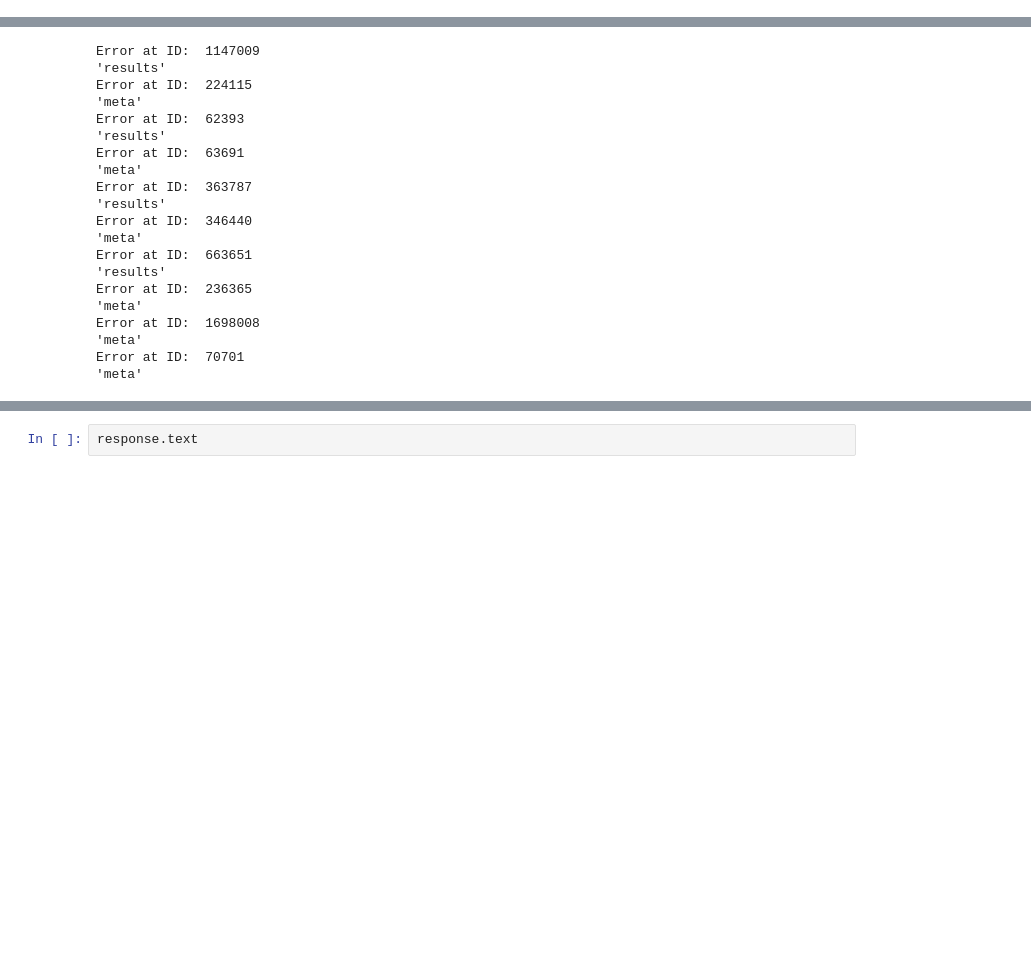
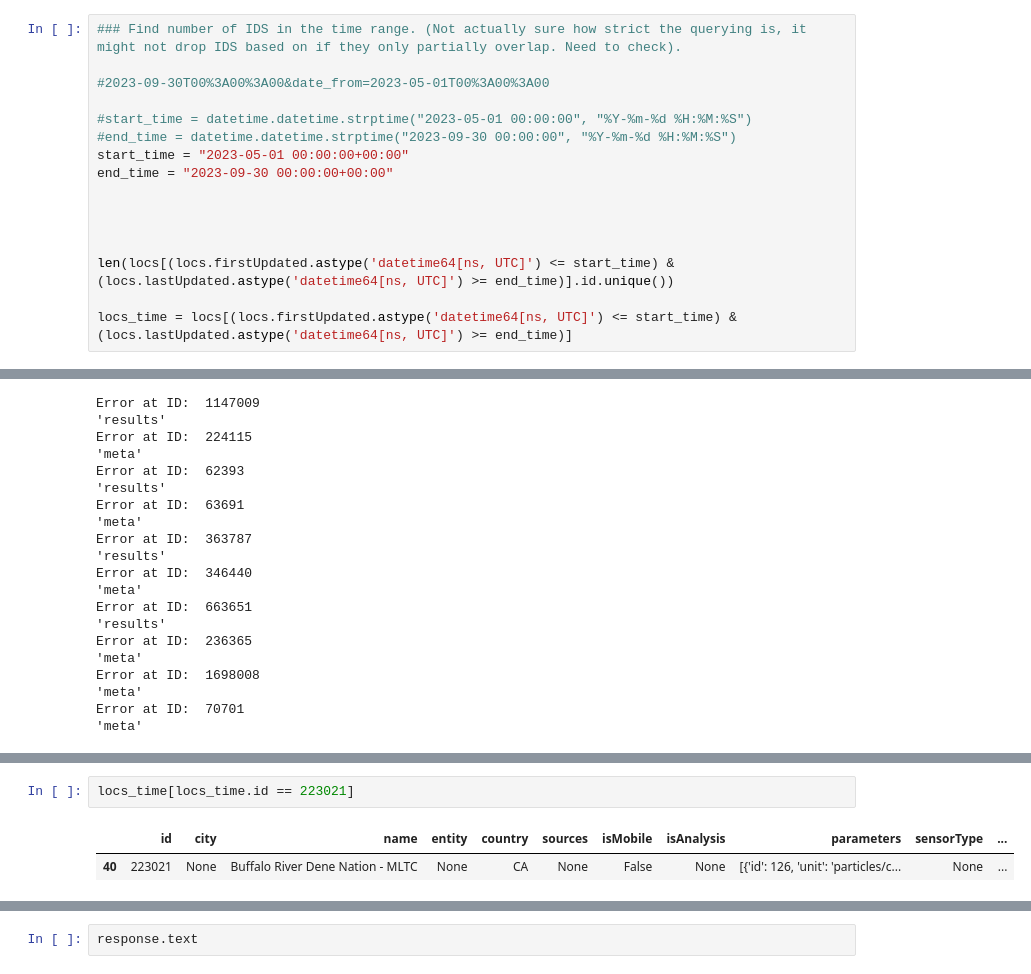
Before and after one commit to mccabete/get_smoke_ca, a Jupyter notebook: OpenAQ_API.ipynb, the cells around one changed output, grey strips where cells are left out. Cells and saved outputs as stored; diff of their text form; blank space fills up the shorter version.

```diff
--- a/OpenAQ_API.ipynb
+++ b/OpenAQ_API.ipynb
@@ -143,0 +139,16 @@ print(len(locs.id.unique()))
+# %%
+### Find number of IDS in the time range. (Not actually sure how strict the querying is, it might not drop IDS based on if they only partially overlap. Need to check).
+
+#2023-09-30T00%3A00%3A00&date_from=2023-05-01T00%3A00%3A00
+
+#start_time = datetime.datetime.strptime("2023-05-01 00:00:00", "%Y-%m-%d %H:%M:%S")
+#end_time = datetime.datetime.strptime("2023-09-30 00:00:00", "%Y-%m-%d %H:%M:%S")
+start_time = "2023-05-01 00:00:00+00:00"
+end_time = "2023-09-30 00:00:00+00:00"
+
+
+
+
+len(locs[(locs.firstUpdated.astype('datetime64[ns, UTC]') <= start_time) & (locs.lastUpdated.astype('datetime64[ns, UTC]') >= end_time)].id.unique())
+
+locs_time = locs[(locs.firstUpdated.astype('datetime64[ns, UTC]') <= start_time) & (locs.lastUpdated.astype('datetime64[ns, UTC]') >= end_time)]
@@ -327,0 +352,5 @@ test = response.json()
+# %%
+locs_time[locs_time.id == 223021]
+# %% [output]
+|  | id | city | name | entity | country | sources | isMobile | isAnalysis | parameters | sensorType | ... |
+| 40 | 223021 | None | Buffalo River Dene Nation - MLTC | None | CA | None | False | None | [{'id': 126, 'unit': 'particles/c... | None | ... |
```
Also changed, not shown: parts of 26 cells of this notebook.
